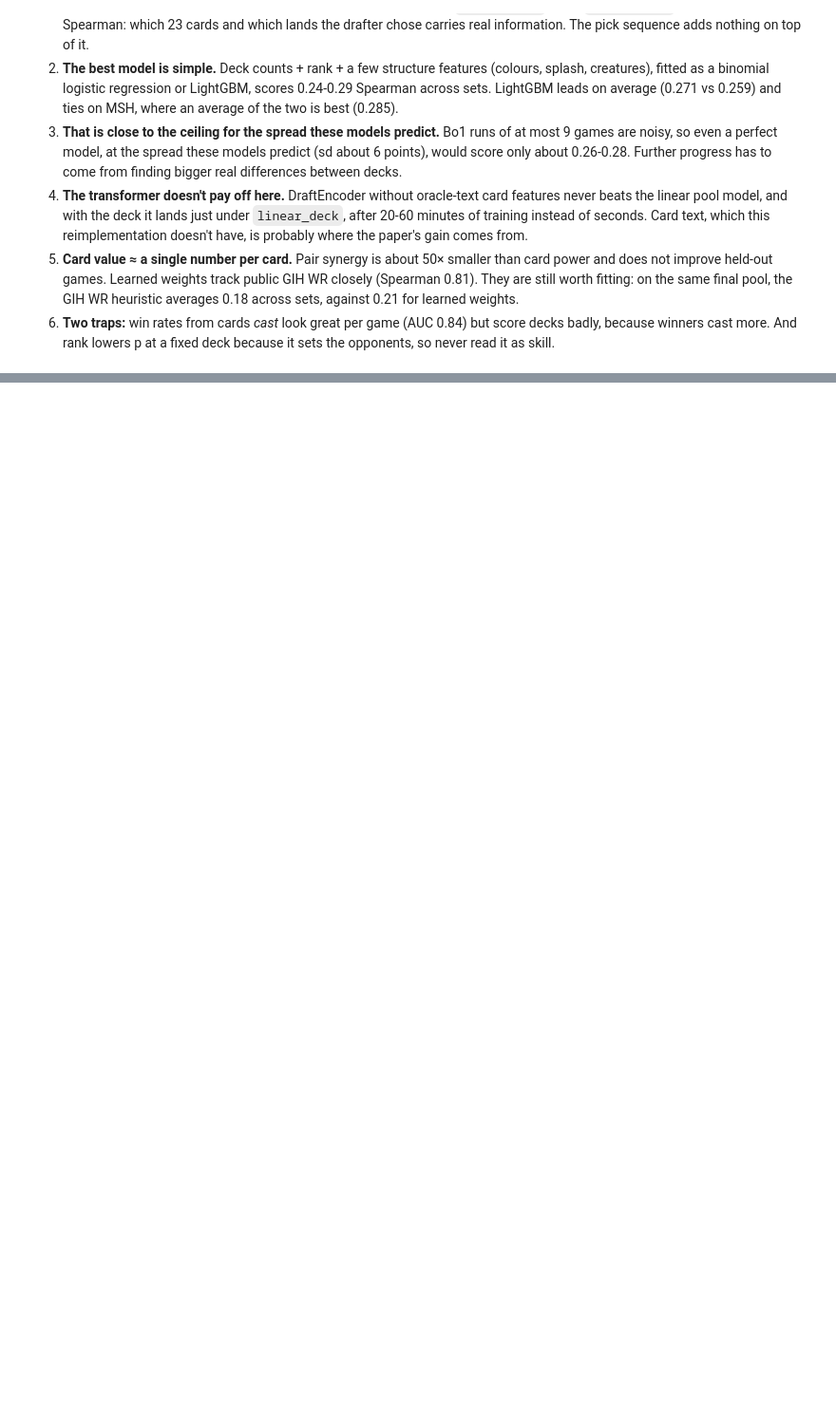
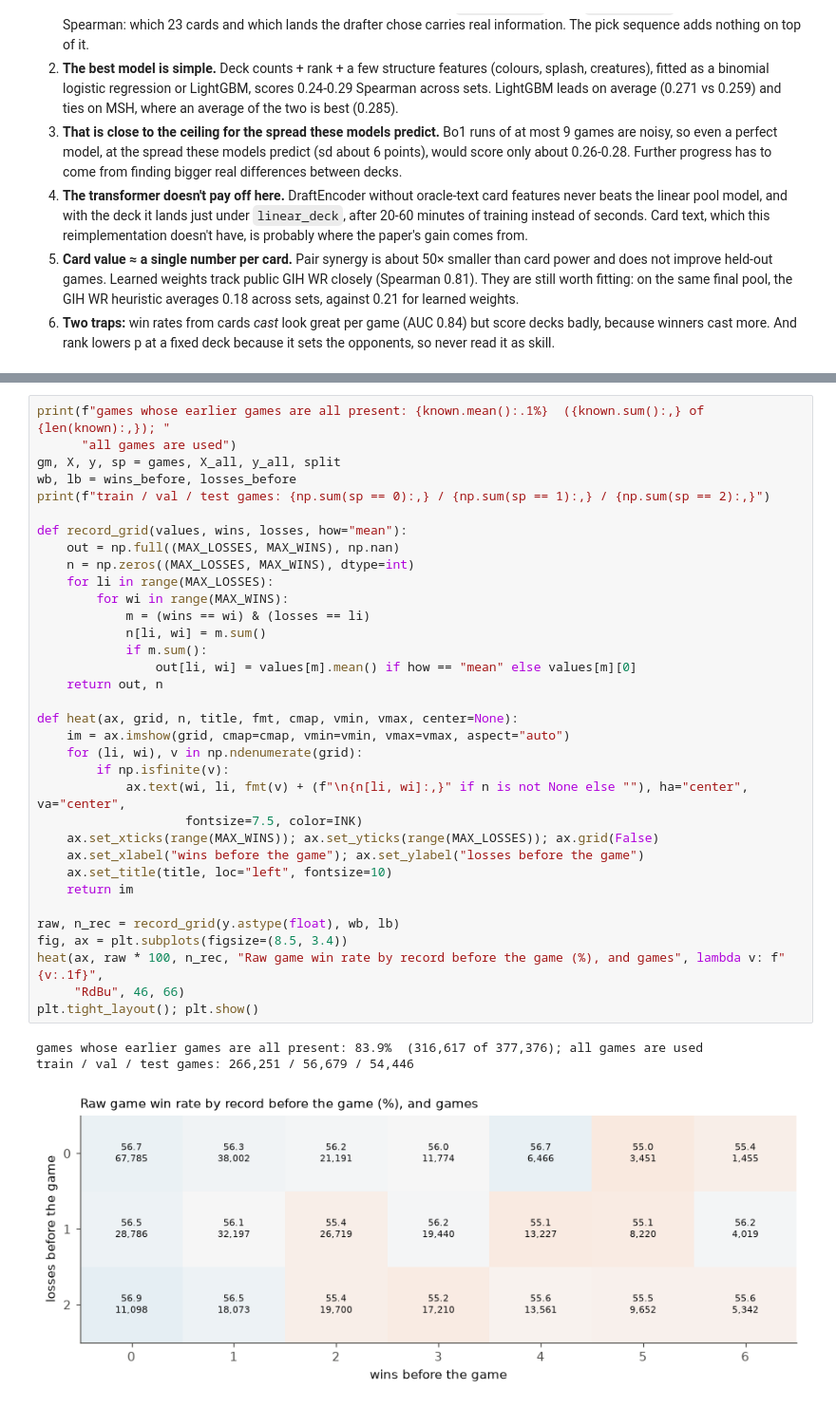
Before and after one commit to zscore/mtg-open-lane, a Jupyter notebook: notebooks/decks.ipynb, the cells around one changed output, grey strips where cells are left out. Shown at 95% size. Cells and saved outputs as stored; diff of their text form; blank space fills up the shorter version.

```diff
--- a/notebooks/deckstrength.ipynb
+++ b/notebooks/decks.ipynb
@@ -744,0 +876,38 @@ mean over sets: {'GIH WR heuristic (pool)': 0.183, 'linear_pool': 0.2119, 'linea
+# %%
+print(f"games whose earlier games are all present: {known.mean():.1%}  ({known.sum():,} of {len(known):,}); "
+      "all games are used")
+gm, X, y, sp = games, X_all, y_all, split
+wb, lb = wins_before, losses_before
+print(f"train / val / test games: {np.sum(sp == 0):,} / {np.sum(sp == 1):,} / {np.sum(sp == 2):,}")
+
+def record_grid(values, wins, losses, how="mean"):
+    out = np.full((MAX_LOSSES, MAX_WINS), np.nan)
+    n = np.zeros((MAX_LOSSES, MAX_WINS), dtype=int)
+    for li in range(MAX_LOSSES):
+        for wi in range(MAX_WINS):
+            m = (wins == wi) & (losses == li)
+            n[li, wi] = m.sum()
+            if m.sum():
+                out[li, wi] = values[m].mean() if how == "mean" else values[m][0]
+    return out, n
+
+def heat(ax, grid, n, title, fmt, cmap, vmin, vmax, center=None):
+    im = ax.imshow(grid, cmap=cmap, vmin=vmin, vmax=vmax, aspect="auto")
+    for (li, wi), v in np.ndenumerate(grid):
+        if np.isfinite(v):
+            ax.text(wi, li, fmt(v) + (f"\n{n[li, wi]:,}" if n is not None else ""), ha="center", va="center",
+                    fontsize=7.5, color=INK)
+    ax.set_xticks(range(MAX_WINS)); ax.set_yticks(range(MAX_LOSSES)); ax.grid(False)
+    ax.set_xlabel("wins before the game"); ax.set_ylabel("losses before the game")
+    ax.set_title(title, loc="left", fontsize=10)
+    return im
+
+raw, n_rec = record_grid(y.astype(float), wb, lb)
+fig, ax = plt.subplots(figsize=(8.5, 3.4))
+heat(ax, raw * 100, n_rec, "Raw game win rate by record before the game (%), and games", lambda v: f"{v:.1f}",
+     "RdBu", 46, 66)
+plt.tight_layout(); plt.show()
+# %% [output]
+games whose earlier games are all present: 83.9%  (316,617 of 377,376); all games are used
+train / val / test games: 266,251 / 56,679 / 54,446
+[figure, added]
```
Also changed, not shown: parts of 31 cells of this notebook, 10 other files.
